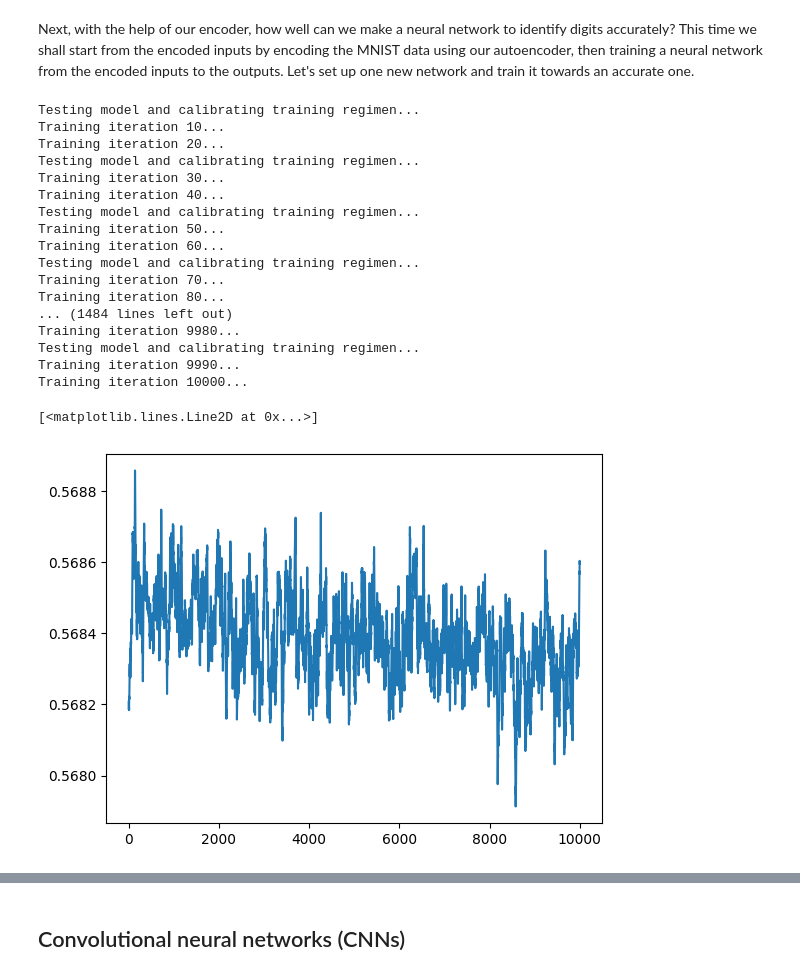
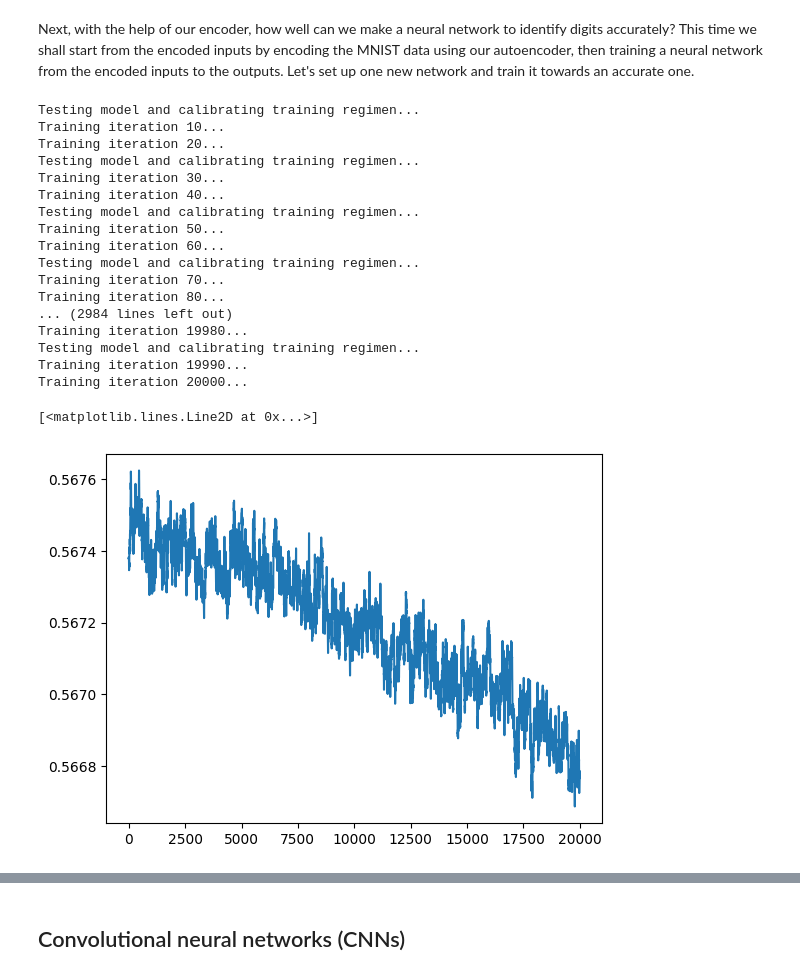
Before and after one commit to rainbow31499/intro-to-neural-networks, a Jupyter notebook: intro_to_neural_networks.ipynb, the cells around one changed output, grey strips where cells are left out. Saved outputs shown, nothing was run; the diff lists cells and outputs as text; code cells hidden in the pictures.

```diff
--- a/intro_to_neural_networks.ipynb
+++ b/intro_to_neural_networks.ipynb
@@ -3560,7 +3560,7 @@ testing_sample_y = y_test_array[test_indices, :]
 
 digit_sets = [cero, uno, dos, tres, cuatro, cinco, seis, siete, ocho, nueve]
 
-for i in range(10000):
+for i in range(20000):
     if i % 20 == 0:
         print("Testing model and calibrating training regimen...")
         validation_indices = np.random.choice(range(10000), size=1000, replace=False)
@@ -3580,40 +3580,40 @@ for i in range(10000):
         probabilities[np.concatenate(low_priority)] = 2
         probabilities /= np.sum(probabilities)
 
     sample_indices = np.random.choice(range(60000), size=20, replace=False, p=probabilities)
     training_sample_x = x_train_array_encoded[sample_indices, :]
     training_sample_y = y_train_array[sample_indices, :] * 0.6 + 0.3
-    mnist_nn4.backpropagation(training_sample_x, training_sample_y, learning_rate = 0.01, rel_noise = 0)
+    mnist_nn4.backpropagation(training_sample_x, training_sample_y, learning_rate = 0.005, rel_noise = 0)
     if i % 10 == 9:
         print(f"Training iteration {i+1}...")
-    error = mnist_nn4.error(testing_sample_x, testing_sample_y * 0.6 + 0.3, dist_mode='sum')
+    error = mnist_nn4.error(testing_sample_x, testing_sample_y * 0.6 + 0.3, dist_mode='l2')
     error_history.append(error)
     if error < 0.2:
         break
 
 correct_answers, questions_by_digit, correct_answers_by_digit, rate_by_digit = test_nn(mnist_nn4, test_indices)
 
 plt.plot(error_history)
 # %% [output]
 Testing model and calibrating training regimen...
 Training iteration 10...
 Training iteration 20...
 Testing model and calibrating training regimen...
 Training iteration 30...
 Training iteration 40...
 Testing model and calibrating training regimen...
 Training iteration 50...
 Training iteration 60...
 Testing model and calibrating training regimen...
 Training iteration 70...
 Training iteration 80...
-... (1484 lines left out)
-Training iteration 9980...
+... (2984 lines left out)
+Training iteration 19980...
 Testing model and calibrating training regimen...
-Training iteration 9990...
-Training iteration 10000...
+Training iteration 19990...
+Training iteration 20000...
 [<matplotlib.lines.Line2D at 0x...>]
-[figure, old version]
+[figure, new version]
 # %%
 mnist_nn4.weights
 # %% [output]
```
Also changed, not shown: parts of 12 cells of this notebook.
